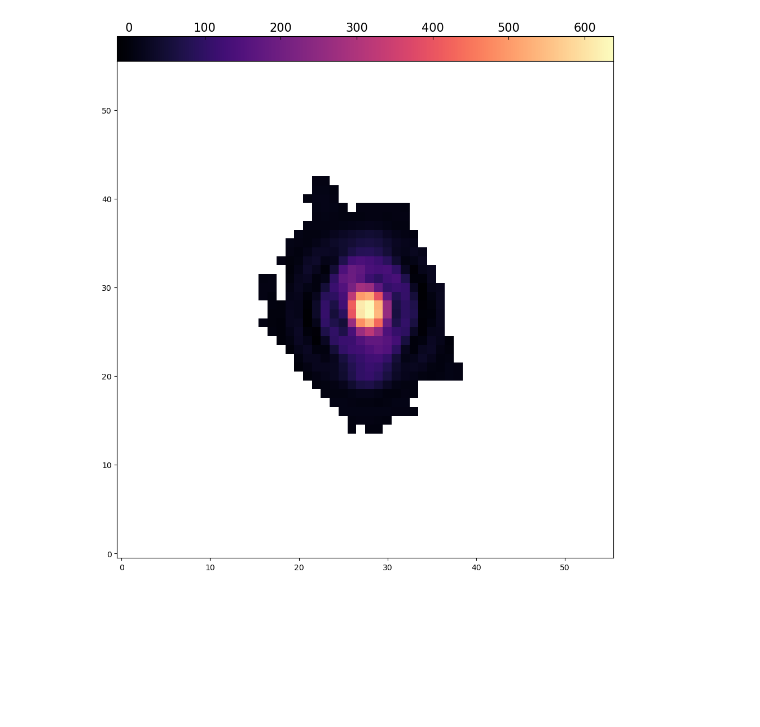
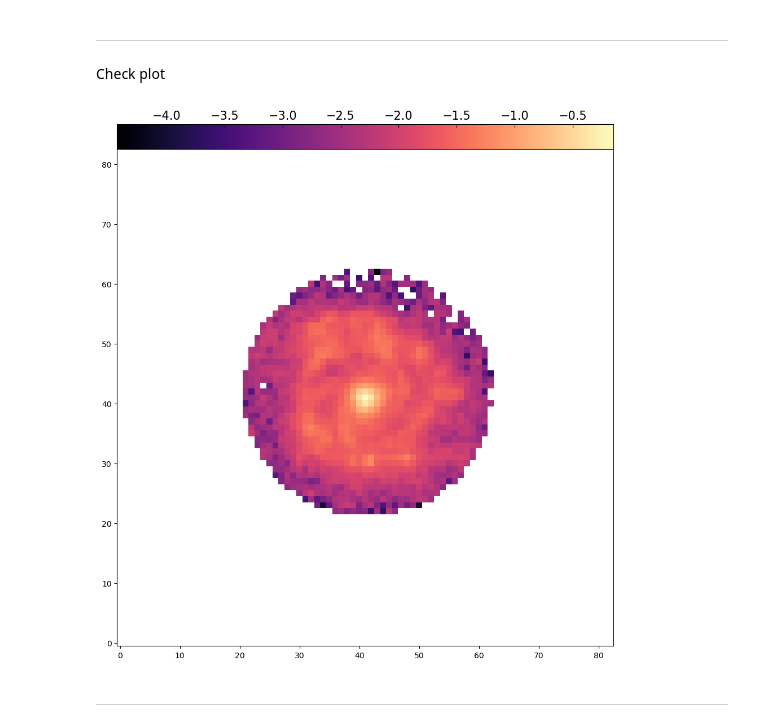
Before and after one commit to AndreaEnia/InRainbowsWeb, a Jupyter notebook: InRainbowsWeb/2_GeneratePhotometry.ipynb, the cells around one changed output. Drawn from its saved outputs; the diff is of its cells as text; code cells hidden in the pictures; blank space fills up the shorter version.

```diff
--- a/InRainbowsWeb/2_GeneratePhotometry.ipynb
+++ b/InRainbowsWeb/2_GeneratePhotometry.ipynb
@@ -15,32 +38,41 @@ segmap = PS.segmentation_map(map_tuple, errormap_tuple, plot_segm = True)
 # %%
-df = PS.build_photometry(galaxy_name, map_tuple, errormap_tuple, working_bands, \
-                         is_segmented = True, segmentation_map = segmap, \
+#mask_ra, mask_dec, mask_radius = 150.0930323*u.deg, 2.3851089*u.deg, 2*u.arcsec
+#mask_ra, mask_dec, mask_radius = 150.1338355*u.deg, 2.26624291*u.deg, 2.5*u.arcsec
+#mask_ra, mask_dec, mask_radius = 150.1540083*u.deg, 2.22618718*u.deg, 2.5*u.arcsec
+mask_ra, mask_dec, mask_radius = 150.0675914*u.deg, 2.2429768*u.deg, 2.5*u.arcsec
+
+df = PS.build_photometry(galaxy_name, map_tuple, errormap_tuple, filters, error_from_percentage = 0.1, \
+                         is_segmented = True, which_code = code, segmentation_map = segmap, \
                          masking = True, mask_ra = mask_ra, mask_dec = mask_dec, mask_radius = mask_radius)
-# %%
-import numpy as np
-import matplotlib.pyplot as plt
-from matplotlib import cm
-from mpl_toolkits.axes_grid1 import make_axes_locatable
-import matplotlib.axes as maxes
-
-working_bands = ['f090w', 'f150w', 'f200w', 'f277w', 'f356w', 'f410m', 'f444w'] # Sempre quelle so'
-
-band = 'f444w'
-SNR = (df[band]/df[band+'_err'])
-
-f444w = np.zeros((56, 56))
-f444w[f444w == 0] = np.nan
-f444w[df.PIX_Y.astype('int').values, df.PIX_X.astype('int').values] = SNR
-
-fig = plt.figure(figsize = (12, 12))
-ax = plt.subplot(111)
-im = ax.imshow(f444w, origin = 'lower', cmap = cm.magma, interpolation = 'nearest')
-divider = make_axes_locatable(ax)
-cax = divider.append_axes("top", size="5%", axes_class=maxes.Axes, pad=0.0)
-cax.tick_params(direction='in')
-cbar = fig.colorbar(im, cax=cax, orientation='horizontal')
-cbar.outline.set_edgecolor('black')
-cax.xaxis.set_ticks_position('top')
-cax.tick_params(axis='both', which='major', length = 4.0, labelsize=15)
-# %% [output]
-[figure, removed]
+# %% [markdown]
+---
+Check plot
+# %%
+import numpy as np
+import matplotlib.pyplot as plt
+from matplotlib import cm
+from mpl_toolkits.axes_grid1 import make_axes_locatable
+import matplotlib.axes as maxes
+from astropy.io import fits
+
+filter = 'f475w'
+temp_hdr = fits.getheader('Galaxies/{0}/{1}_POOLED.fits'.format(galaxy_name, filter))
+temp = np.zeros((temp_hdr['NAXIS1'], temp_hdr['NAXIS2']))
+temp[temp == 0] = np.nan
+temp[df.PIX_Y.astype('int').values, df.PIX_X.astype('int').values] = df[filter]#/df[filter+'_err'])
+
+fig = plt.figure(figsize = (12, 12))
+ax = plt.subplot(111)
+im = ax.imshow(np.log10(temp), origin = 'lower', cmap = cm.magma, interpolation = 'nearest')
+#ax.set_xlim(40, 85), ax.set_ylim(40, 85)
+divider = make_axes_locatable(ax)
+cax = divider.append_axes("top", size="5%", axes_class=maxes.Axes, pad=0.0)
+cax.tick_params(direction='in')
+cbar = fig.colorbar(im, cax=cax, orientation='horizontal')
+cbar.outline.set_edgecolor('black')
+cax.xaxis.set_ticks_position('top')
+cax.tick_params(axis='both', which='major', length = 4.0, labelsize=15)
+# %% [output]
+[figure, added]
+# %% [markdown]
+---
```
Also changed, not shown: parts of 4 cells of this notebook, 6 other files.
